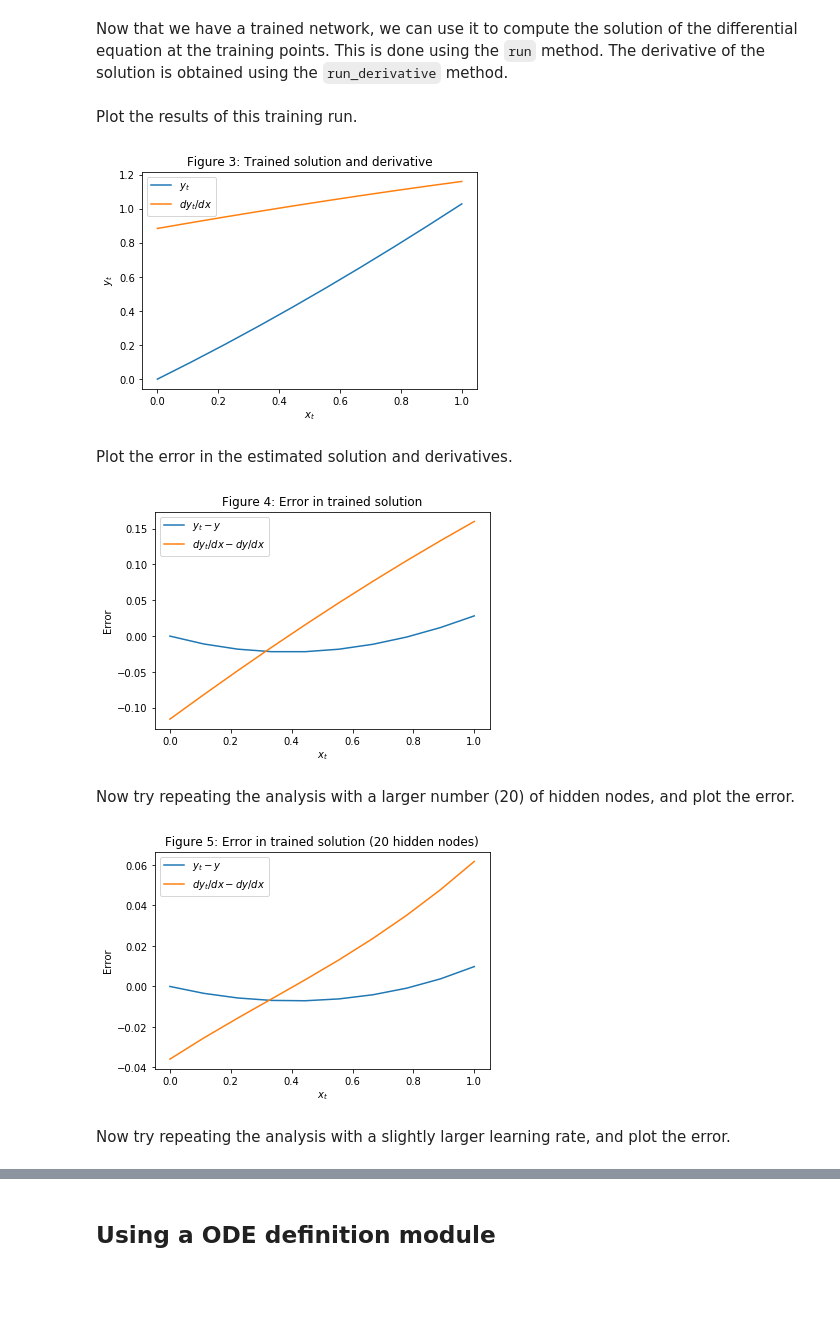
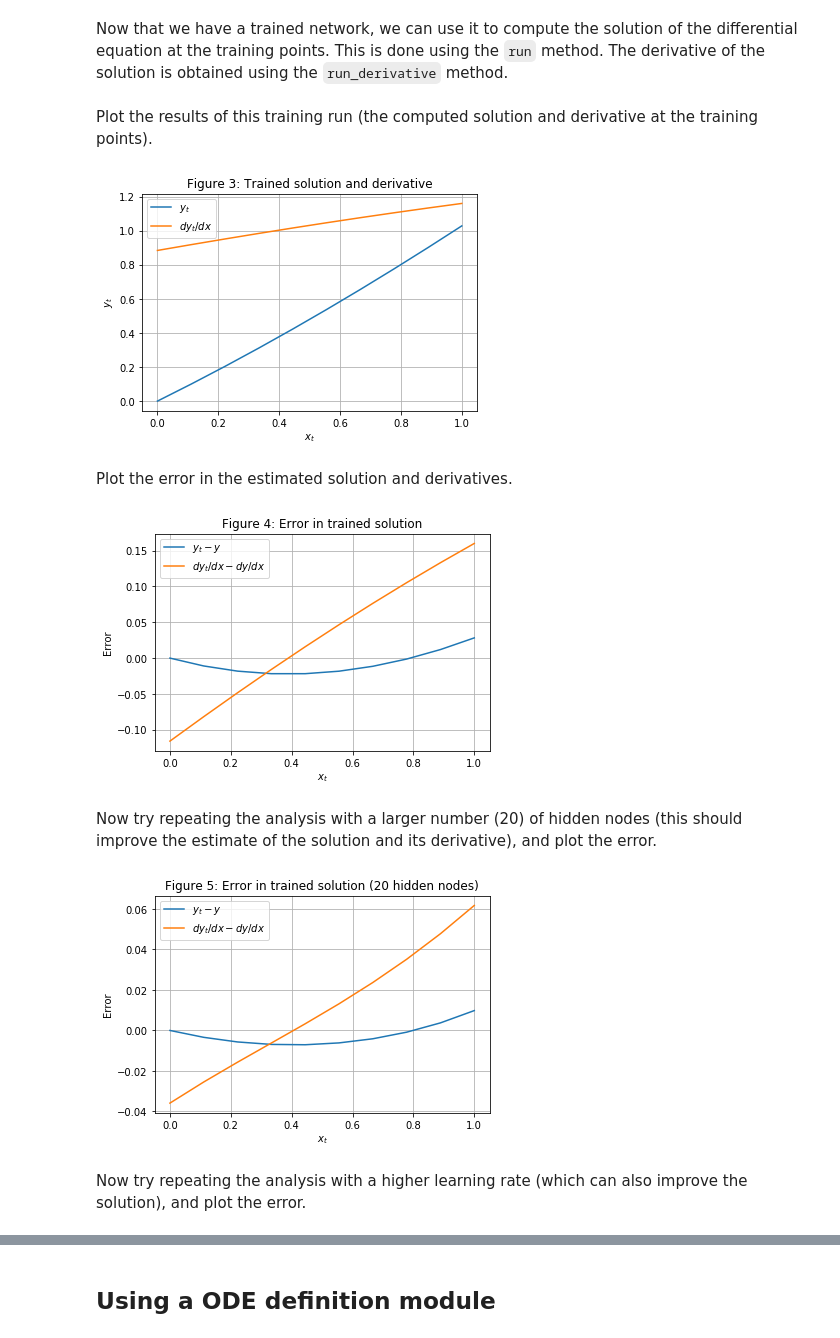
Before and after one commit to elwinter/nnode, a Jupyter notebook: ipynb/nnode1.ipynb, the cells around one changed output, grey strips where cells are left out. Cells and saved outputs as stored; diff of their text form; code cells hidden in the pictures; blank space fills up the shorter version.

```diff
--- a/ipynb/nnode1.ipynb
+++ b/ipynb/nnode1.ipynb
@@ -401,16 +403,17 @@ Now that we have a trained network, we can use it to compute the solution of the
 yt = np.vectorize(net.run)(xt)
 dyt_dx = np.vectorize(net.run_derivative)(xt)
 # %% [markdown]
-Plot the results of this training run.
+Plot the results of this training run (the computed solution and derivative at the training points).
 # %%
 plt.plot(xt, yt, label = '$y_t$')
 plt.plot(xt, dyt_dx, label = '$dy_t/dx$')
 plt.xlabel('$x_t$')
 plt.ylabel('$y_t$')
+plt.grid()
 plt.legend()
 plt.title("Figure 3: Trained solution and derivative");
 # %% [output]
-[figure, old version]
+[figure, new version]
 # %% [markdown]
 Plot the error in the estimated solution and derivatives.
 # %%
@@ -420,12 +423,13 @@ plt.plot(xt, yt - y, label = '$y_t-y$')
 plt.plot(xt, dyt_dx - dy_dx, label = '$dy_t/dx-dy/dx$')
 plt.xlabel('$x_t$')
 plt.ylabel('Error')
+plt.grid()
 plt.legend()
 plt.title("Figure 4: Error in trained solution");
 # %% [output]
-[figure, old version]
+[figure, new version]
 # %% [markdown]
-Now try repeating the analysis with a larger number (20) of hidden nodes, and plot the error.
+Now try repeating the analysis with a larger number (20) of hidden nodes (this should improve the estimate of the solution and its derivative), and plot the error.
 # %%
 np.random.seed(0)
 net.train(xt, nhid = 20)
@@ -438,12 +442,13 @@ plt.plot(xt, yt - y, label = '$y_t-y$')
 plt.plot(xt, dyt_dx - dy_dx, label = '$dy_t/dx-dy/dx$')
 plt.xlabel('$x_t$')
 plt.ylabel('Error')
+plt.grid()
 plt.legend()
 plt.title("Figure 5: Error in trained solution (20 hidden nodes)");
 # %% [output]
-[figure, old version]
+[figure, new version]
 # %% [markdown]
-Now try repeating the analysis with a slightly larger learning rate, and plot the error.
+Now try repeating the analysis with a higher learning rate (which can also improve the solution), and plot the error.
 # %%
 np.random.seed(0)
 net.train(xt, nhid = 20, eta = 0.02)
```
Also changed, not shown: parts of 52 cells of this notebook, 10 other files.
